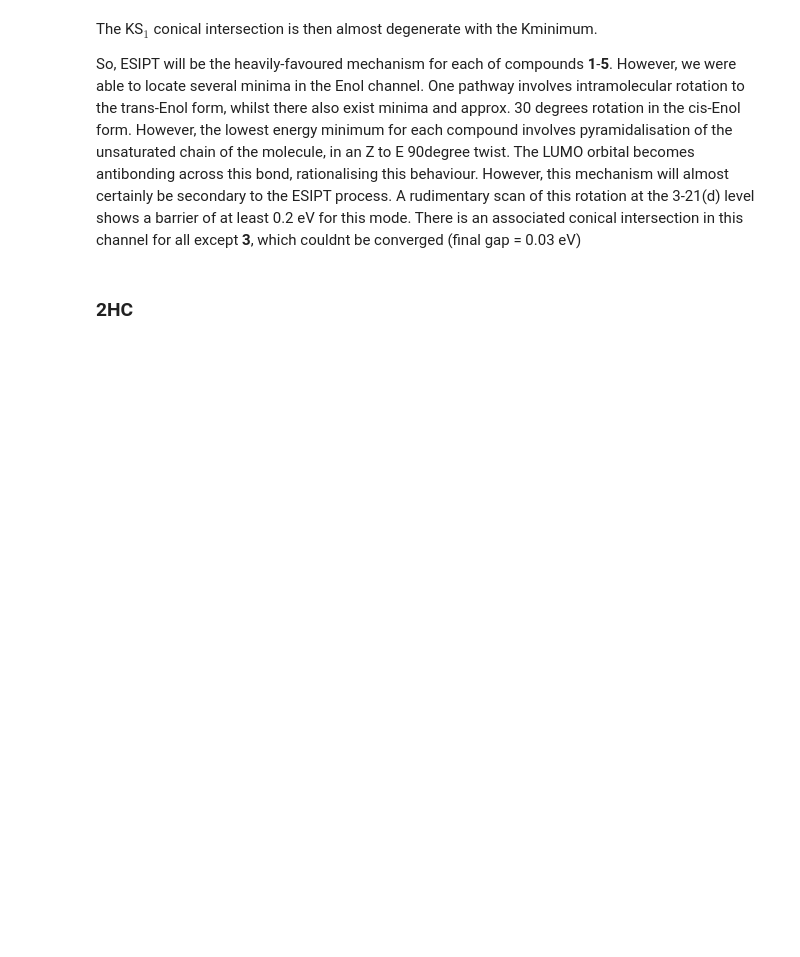
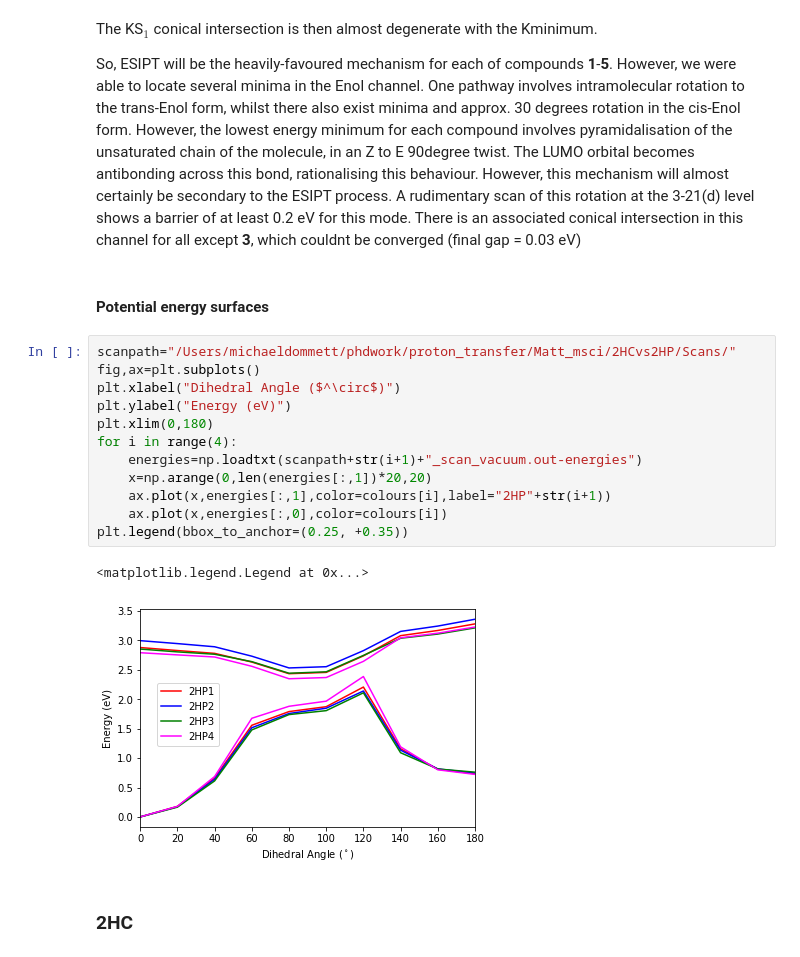
Before and after one commit to mdommett/2HCvs2HP, a Jupyter notebook: 2HCvs2HP.ipynb, the cells around one changed output. Saved outputs shown, nothing was run; the diff lists cells and outputs as text; blank space fills up the shorter version.

```diff
--- a/2HCvs2HP.ipynb
+++ b/2HCvs2HP.ipynb
@@ -232,6 +238,23 @@ Compound 5: K*min - VE = -1.198 eV
 The KS${_1}$ conical intersection is then almost degenerate with the Kminimum.
 
 So, ESIPT will be the heavily-favoured mechanism for each of compounds **1**-**5**. However, we were able to locate several minima in the Enol channel. One pathway involves intramolecular rotation to the trans-Enol form, whilst there also exist minima and approx. 30 degrees rotation in the cis-Enol form. However, the lowest energy minimum for each compound involves pyramidalisation of the unsaturated chain of the molecule, in an Z to E 90degree twist. The LUMO orbital becomes antibonding across this bond, rationalising this behaviour. However, this mechanism will almost certainly be secondary to the ESIPT process. A rudimentary scan of this rotation at the 3-21(d) level shows a barrier of at least 0.2 eV for this mode. There is an associated conical intersection in this channel for all except **3**, which couldnt be converged (final gap = 0.03 eV)
+# %% [markdown]
+#### Potential energy surfaces
+# %%
+scanpath="/Users/michaeldommett/phdwork/proton_transfer/Matt_msci/2HCvs2HP/Scans/"
+fig,ax=plt.subplots()
+plt.xlabel("Dihedral Angle ($^\circ$)")
+plt.ylabel("Energy (eV)")
+plt.xlim(0,180)
+for i in range(4):
+    energies=np.loadtxt(scanpath+str(i+1)+"_scan_vacuum.out-energies")
+    x=np.arange(0,len(energies[:,1])*20,20)
+    ax.plot(x,energies[:,1],color=colours[i],label="2HP"+str(i+1))
+    ax.plot(x,energies[:,0],color=colours[i])
+plt.legend(bbox_to_anchor=(0.25, +0.35))
+# %% [output]
+<matplotlib.legend.Legend at 0x...>
+[figure, added]
 # %% [markdown]
 ### 2HC
 # %%
```
Also changed, not shown: parts of 19 cells of this notebook, 21 other files.
